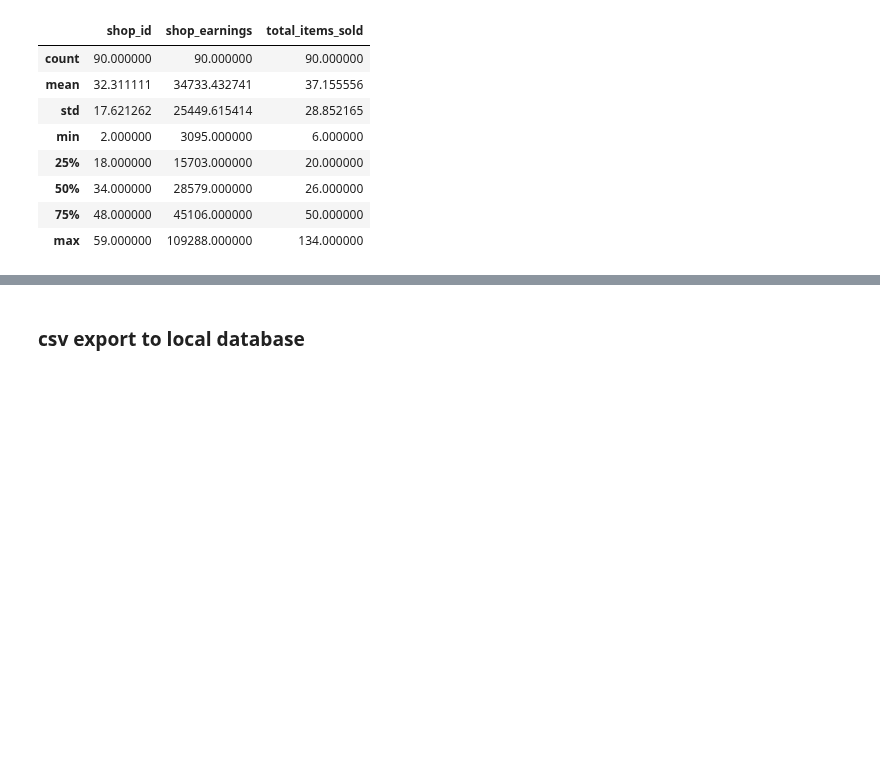
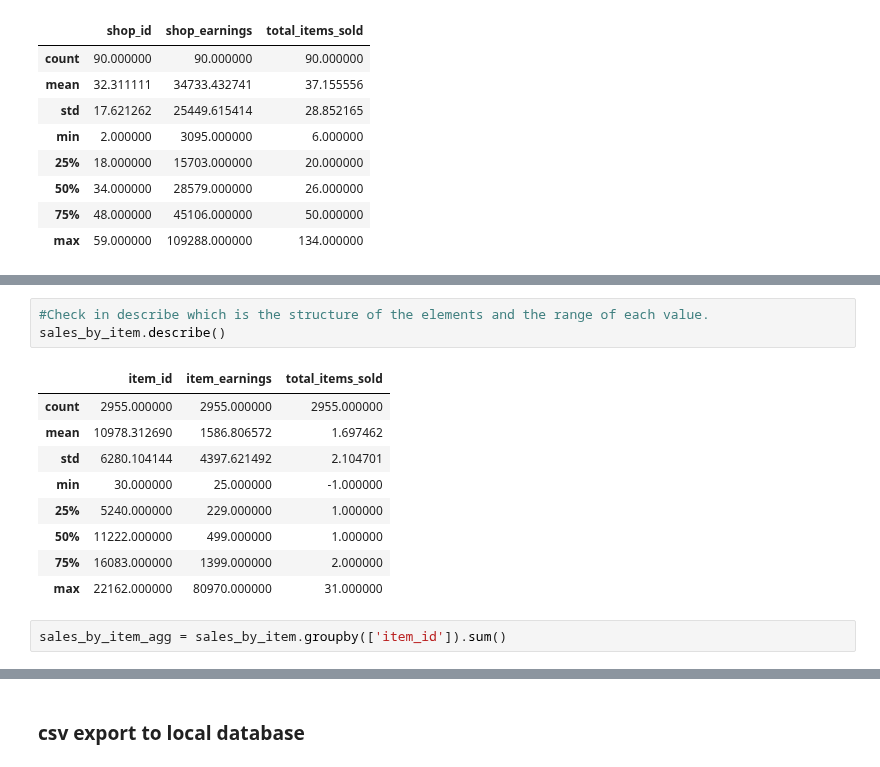
Before and after one commit to ta-data-bcn/lab-df-calculation-and-transformation, a Jupyter notebook: your-code/main.ipynb, the cells around one changed output, grey strips where cells are left out. Cells and saved outputs as stored; diff of their text form; blank space fills up the shorter version.

```diff
--- a/your-code/main.ipynb
+++ b/your-code/main.ipynb
@@ -269,0 +258,15 @@ sales_by_shop.sort_values(by='shop_earnings')
+# %%
+#Check in describe which is the structure of the elements and the range of each value.
+sales_by_item.describe()
+# %% [output]
+|  | item_id | item_earnings | total_items_sold |
+| count | 2955.000000 | 2955.000000 | 2955.000000 |
+| mean | 10978.312690 | 1586.806572 | 1.697462 |
+| std | 6280.104144 | 4397.621492 | 2.104701 |
+| min | 30.000000 | 25.000000 | -1.000000 |
+| 25% | 5240.000000 | 229.000000 | 1.000000 |
+| 50% | 11222.000000 | 499.000000 | 1.000000 |
+| 75% | 16083.000000 | 1399.000000 | 2.000000 |
+| max | 22162.000000 | 80970.000000 | 31.000000 |
+# %%
+sales_by_item_agg = sales_by_item.groupby(['item_id']).sum()
```
Also changed, not shown: parts of 30 cells of this notebook, 8 other files.
